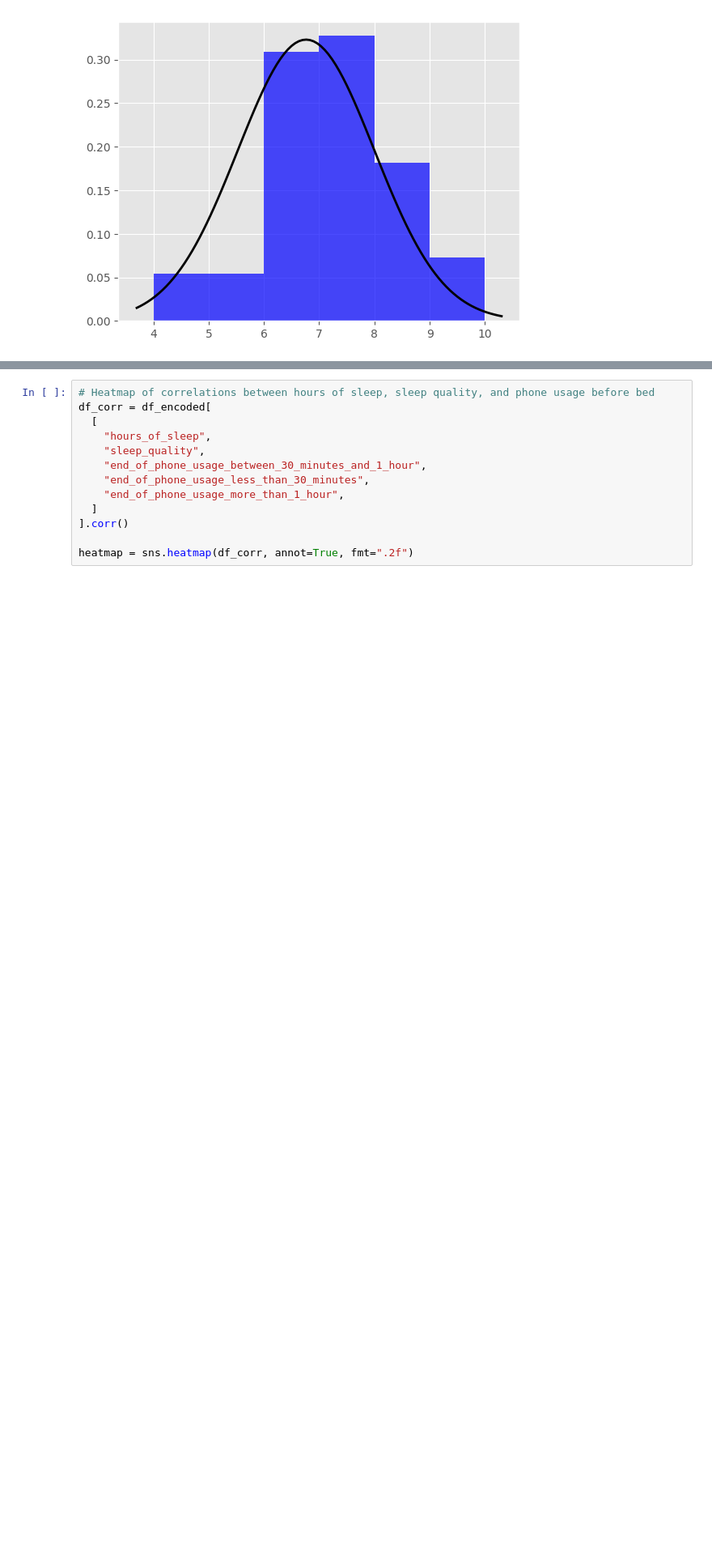
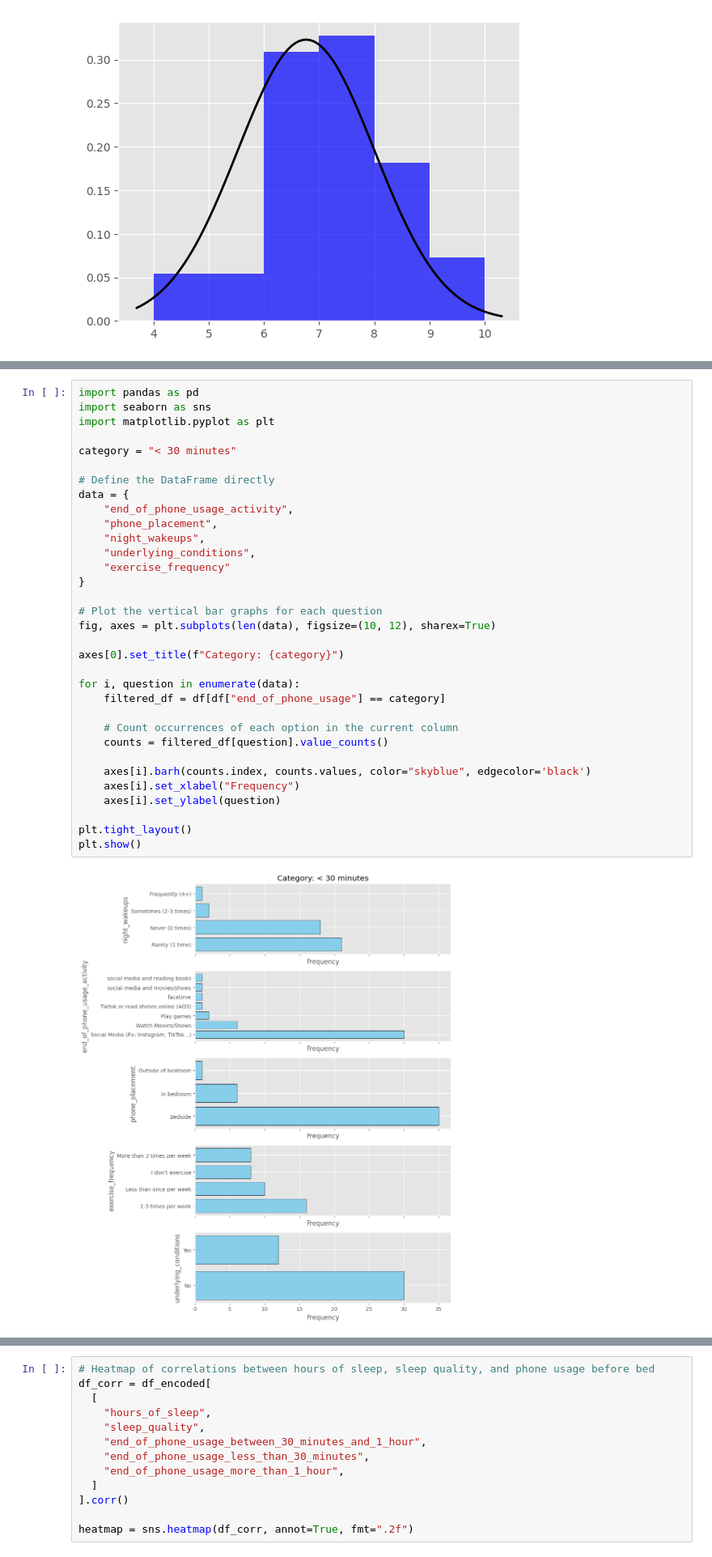
Before and after one commit to NathanGrenier/ENGR-371, a Jupyter notebook: analysis.ipynb, the cells around one changed output, grey strips where cells are left out. Shown at 81% size. Saved outputs shown, nothing was run; the diff lists cells and outputs as text; blank space fills up the shorter version.

```diff
--- a/analysis.ipynb
+++ b/analysis.ipynb
@@ -100,0 +155,35 @@ Standard Deviation: 1.24h
+# %%
+import pandas as pd
+import seaborn as sns
+import matplotlib.pyplot as plt
+
+category = "< 30 minutes"
+
+# Define the DataFrame directly
+data = {
+    "end_of_phone_usage_activity",
+    "phone_placement",
+    "night_wakeups",
+    "underlying_conditions",
+    "exercise_frequency"
+}
+
+# Plot the vertical bar graphs for each question
+fig, axes = plt.subplots(len(data), figsize=(10, 12), sharex=True)
+
+axes[0].set_title(f"Category: {category}")
+
+for i, question in enumerate(data):
+    filtered_df = df[df["end_of_phone_usage"] == category]
+
+    # Count occurrences of each option in the current column
+    counts = filtered_df[question].value_counts()
+
+    axes[i].barh(counts.index, counts.values, color="skyblue", edgecolor='black')
+    axes[i].set_xlabel("Frequency")
+    axes[i].set_ylabel(question)
+
+plt.tight_layout()
+plt.show()
+# %% [output]
+[figure, added]
```
Also changed, not shown: parts of 16 cells of this notebook.
